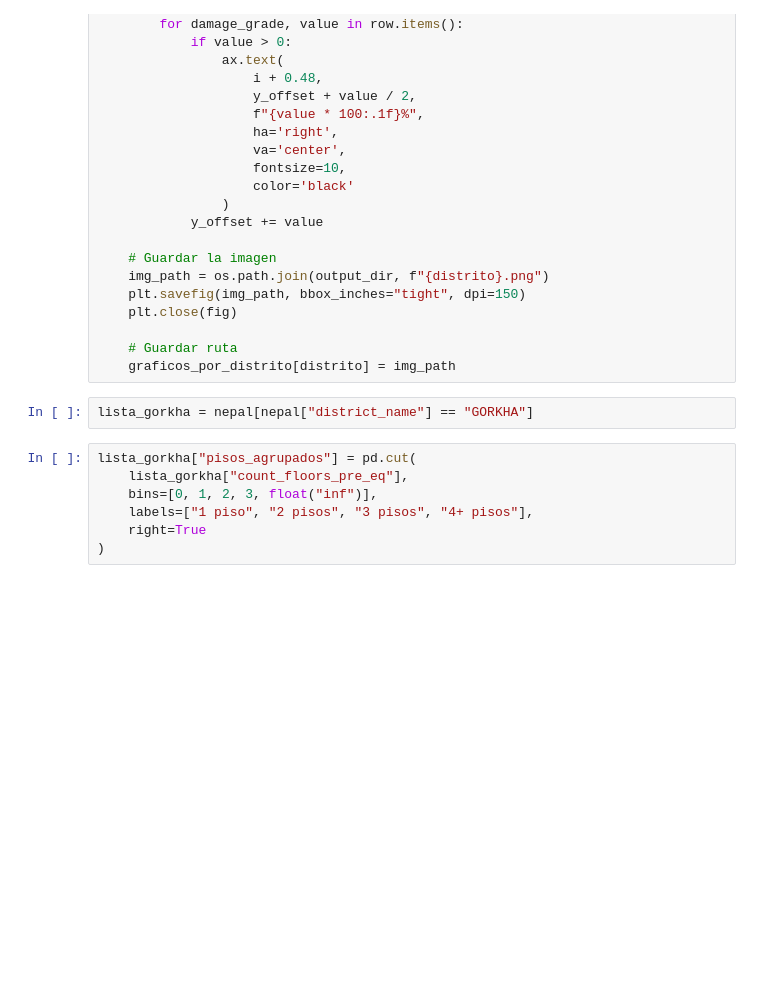
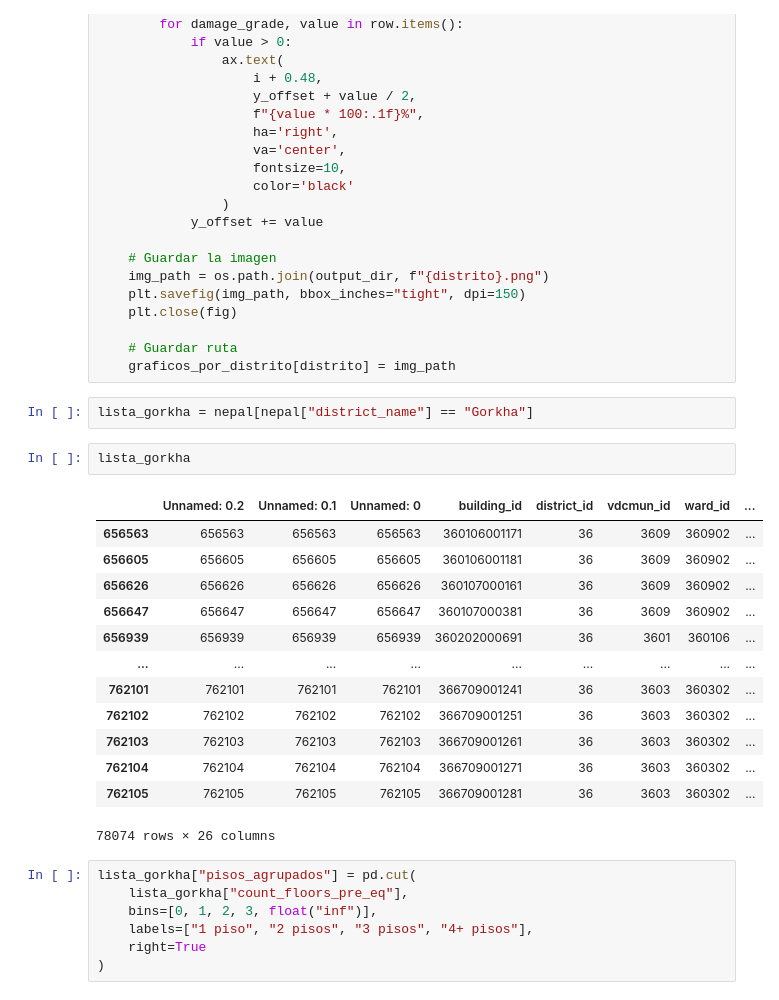
Before and after one commit to InigoLopez1999/ProyectoEDA_Inigo, a Jupyter notebook: Creacion graficas pisos por distrito.ipynb, the cells around one changed output. Cells and saved outputs as stored; diff of their text form; blank space fills up the shorter version.

```diff
--- a/Creacion graficas pisos por distrito.ipynb
+++ b/Creacion graficas pisos por distrito.ipynb
@@ -72,7 +72,23 @@ for distrito in distritos:
     # Guardar ruta
     graficos_por_distrito[distrito] = img_path
 # %%
-lista_gorkha = nepal[nepal["district_name"] == "GORKHA"]
+lista_gorkha = nepal[nepal["district_name"] == "Gorkha"]
+# %%
+lista_gorkha
+# %% [output]
+|  | Unnamed: 0.2 | Unnamed: 0.1 | Unnamed: 0 | building_id | district_id | vdcmun_id | ward_id | ... |
+| 656563 | 656563 | 656563 | 656563 | 360106001171 | 36 | 3609 | 360902 | ... |
+| 656605 | 656605 | 656605 | 656605 | 360106001181 | 36 | 3609 | 360902 | ... |
+| 656626 | 656626 | 656626 | 656626 | 360107000161 | 36 | 3609 | 360902 | ... |
+| 656647 | 656647 | 656647 | 656647 | 360107000381 | 36 | 3609 | 360902 | ... |
+| 656939 | 656939 | 656939 | 656939 | 360202000691 | 36 | 3601 | 360106 | ... |
+| ... | ... | ... | ... | ... | ... | ... | ... | ... |
+| 762101 | 762101 | 762101 | 762101 | 366709001241 | 36 | 3603 | 360302 | ... |
+| 762102 | 762102 | 762102 | 762102 | 366709001251 | 36 | 3603 | 360302 | ... |
+| 762103 | 762103 | 762103 | 762103 | 366709001261 | 36 | 3603 | 360302 | ... |
+| 762104 | 762104 | 762104 | 762104 | 366709001271 | 36 | 3603 | 360302 | ... |
+| 762105 | 762105 | 762105 | 762105 | 366709001281 | 36 | 3603 | 360302 | ... |
+78074 rows × 26 columns
 # %%
 lista_gorkha["pisos_agrupados"] = pd.cut(
     lista_gorkha["count_floors_pre_eq"],
```
Also changed, not shown: parts of 4 cells of this notebook.
